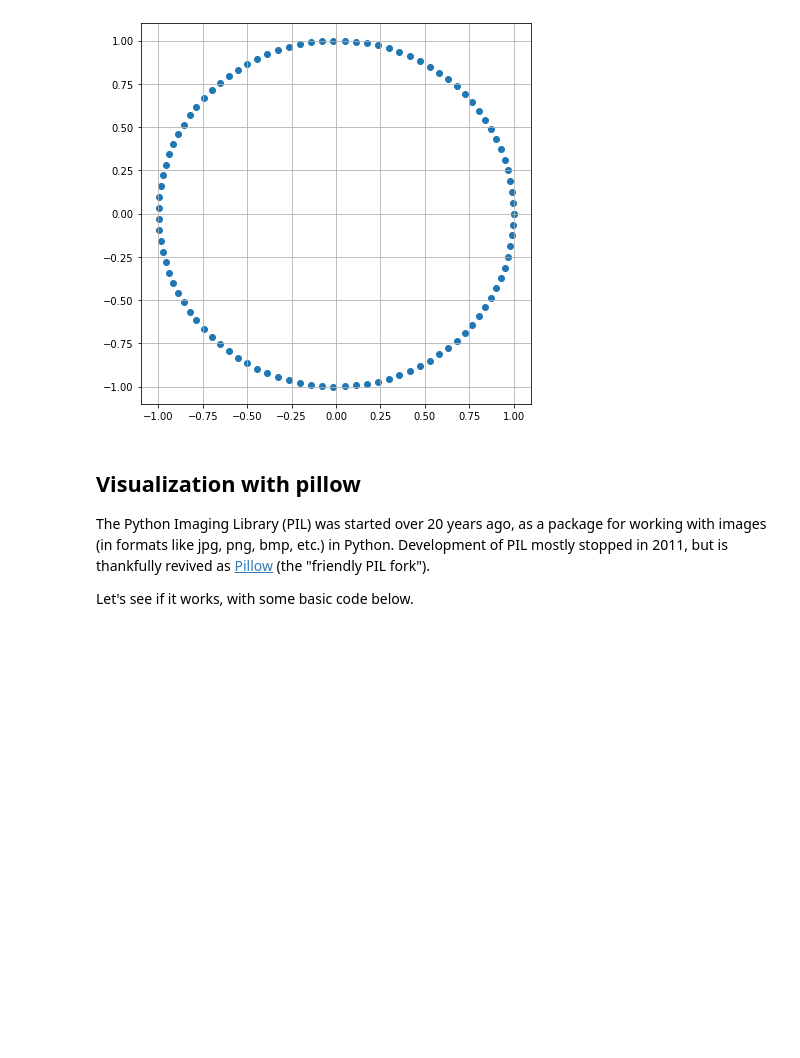
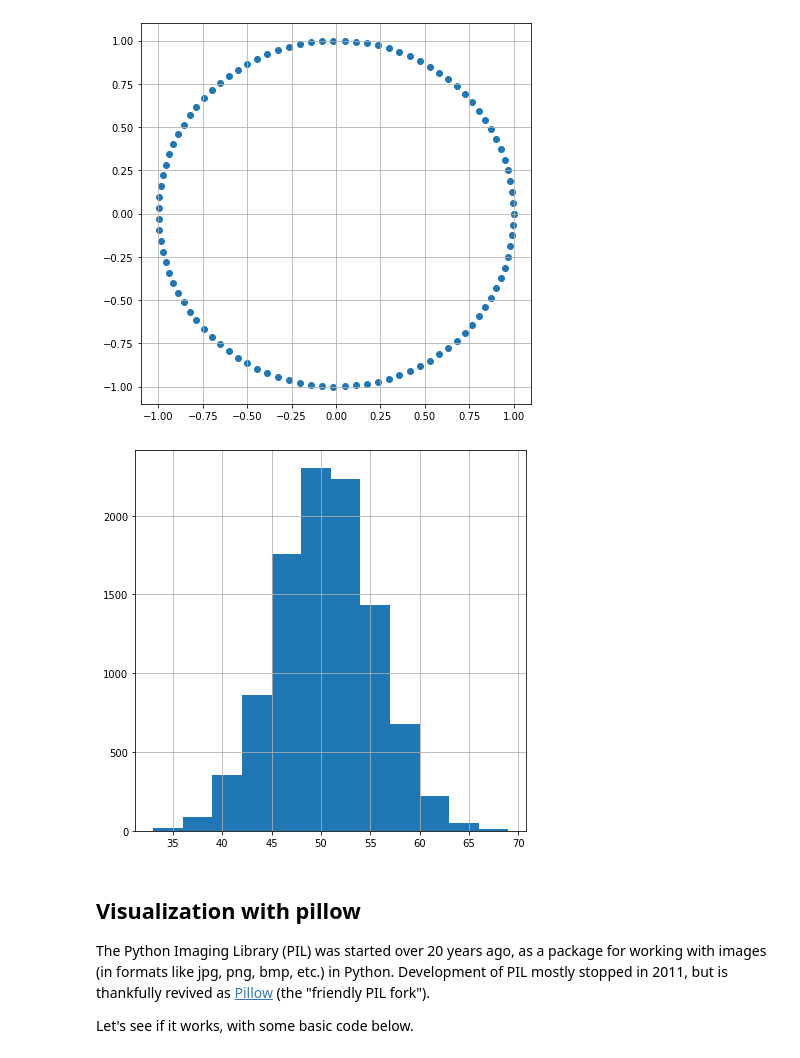
Before and after one commit to JesseLynch37/Math152, a Jupyter notebook: P4M_Notebook_4.ipynb, the cells around one changed output. Cells and saved outputs as stored; diff of their text form; code cells hidden in the pictures; blank space fills up the shorter version.

```diff
--- a/P4M_Notebook_4.ipynb
+++ b/P4M_Notebook_4.ipynb
@@ -944,6 +944,17 @@ plt.scatter(xlist, ylist)
 # %% [output]
 <matplotlib.collections.PathCollection at 0x...>
 [figure]
+# %%
+#See code below for number 3:
+R = np.random.choice([0,1],(10000,100))
+histo_data = [sum(x) for x in R[:]]
+
+plt.figure(figsize=(7,7))
+plt.hist(histo_data, bins=12) # Divide the range of numbers into 10 "bins".
+plt.grid()
+plt.show()
+# %% [output]
+[figure, added]
 # %% [markdown]
 ## Visualization with pillow
 
```
Also changed, not shown: parts of 2 cells of this notebook.
